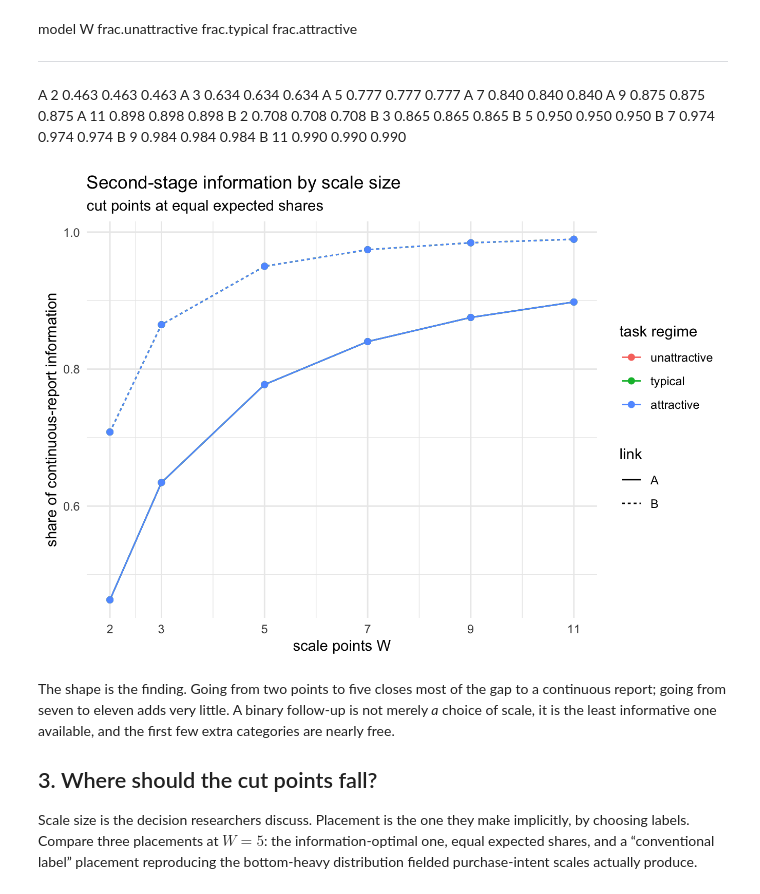
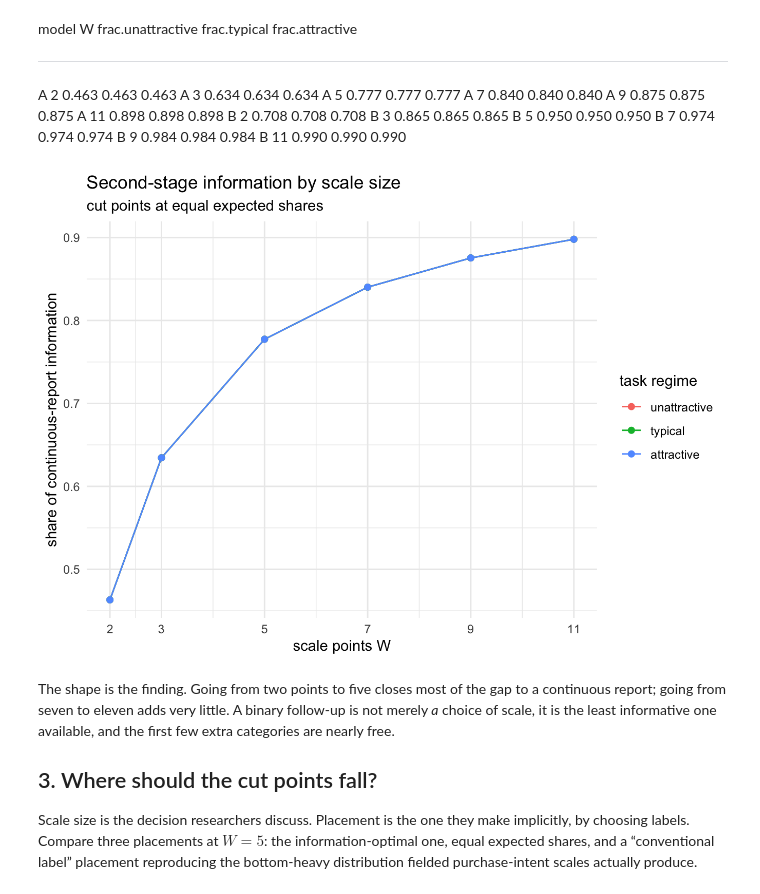
Before and after one commit to dyavorsky/ordinalDualresponse_paper, a Jupyter notebook: notebooks/07-scale-design.embed.ipynb, the cells around one changed output. Drawn from its saved outputs; the diff is of its cells as text; code cells hidden in the pictures.

```diff
--- a/notebooks/07-scale-design.embed.ipynb
+++ b/notebooks/07-scale-design.embed.ipynb
@@ -171,19 +171,19 @@ knitr::kable(
 # %%
 #| label: fig-infoW
 #| fig-cap: "Share of the continuous-report information captured by a W-point second response, cut points at equal expected shares."
 suppressMessages(library(ggplot2))
 tab_w$regime <- factor(tab_w$regime, levels = names(REGIMES))
-g1 <- ggplot(tab_w, aes(W, frac, colour = regime, linetype = model)) +
+g1 <- ggplot(subset(tab_w, model == "A"), aes(W, frac, colour = regime)) +
   geom_line() + geom_point(size = 1.8) +
   scale_x_continuous(breaks = WGRID) +
   labs(x = "scale points W", y = "share of continuous-report information",
-       colour = "task regime", linetype = "link",
+       colour = "task regime",
        title = "Second-stage information by scale size",
        subtitle = "cut points at equal expected shares") +
   theme_minimal(base_size = 11)
 g1
 # %% [output]
-[figure, old version]
+[figure, new version]
 # %% [markdown]
 The shape is the finding. Going from two points to five closes most of the gap to a continuous report; going from seven to eleven adds very little. A binary follow-up is not merely *a* choice of scale, it is the least informative one available, and the first few extra categories are nearly free.
 
```
Also changed, not shown: parts of 2 cells of this notebook, 36 other files.
